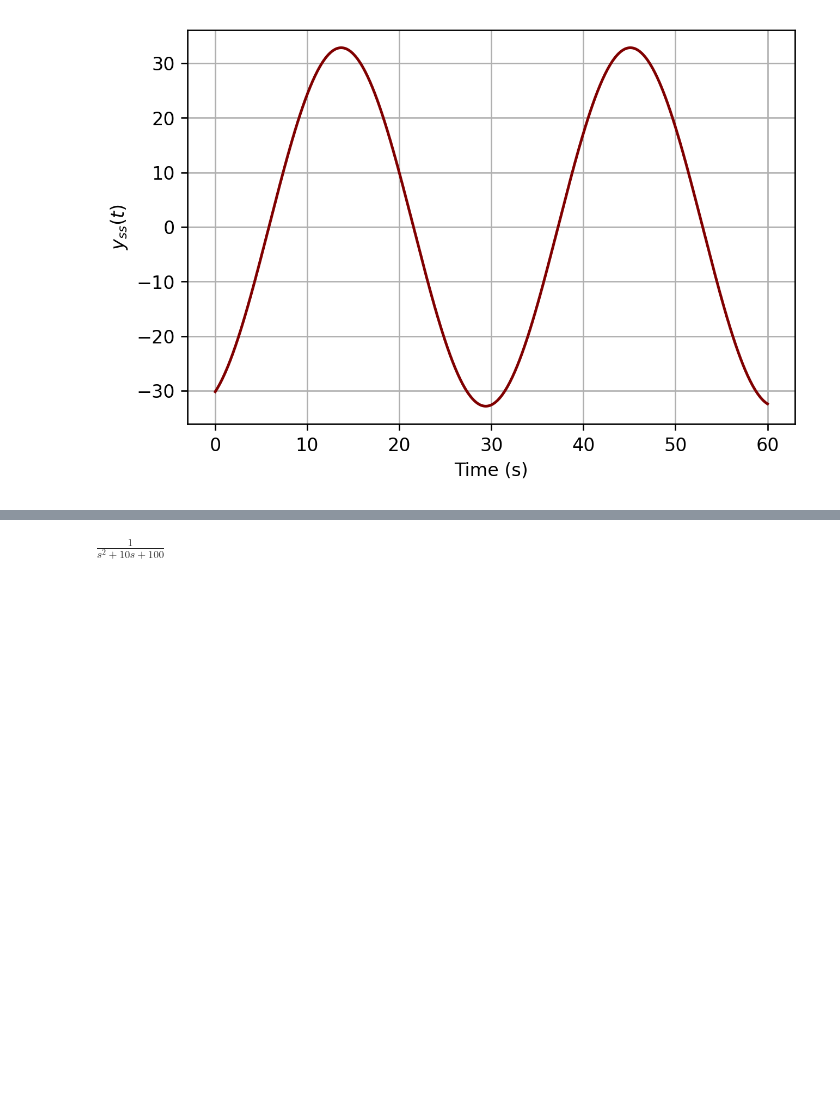
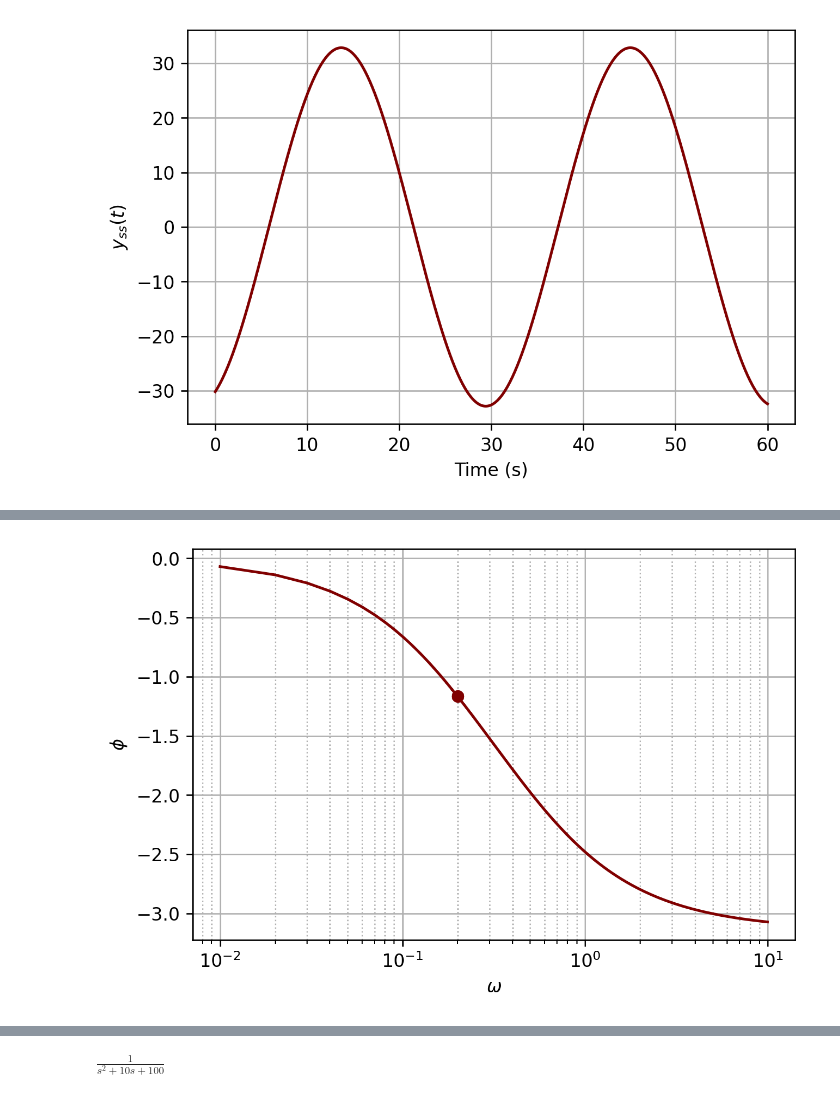
Before and after one commit to gabemorris12/Homework, a Jupyter notebook: Vibrations and Controls Homework 6.ipynb, the cells around one changed output, grey strips where cells are left out. Cells and saved outputs as stored; diff of their text form; code cells hidden in the pictures; blank space fills up the shorter version.

```diff
--- a/Vibrations and Controls Homework 6.ipynb
+++ b/Vibrations and Controls Homework 6.ipynb
@@ -75,3 +92,15 @@ plt.show()
+# %%
+# Getting a plot of the phase response
+phi = np.angle(c_nums)
+plt.xscale('log')
+plt.plot(omega_, phi)
+plt.scatter(0.2, -1.166, zorder=2)
+plt.xlabel(r'$\omega$')
+plt.ylabel(r'$\phi$')
+plt.grid(which='minor', ls=':')
+plt.show()
+# %% [output]
+[figure, added]
 # %% [markdown]
 \pagebreak
 
```
Also changed, not shown: parts of 6 cells of this notebook, 1 other file.
